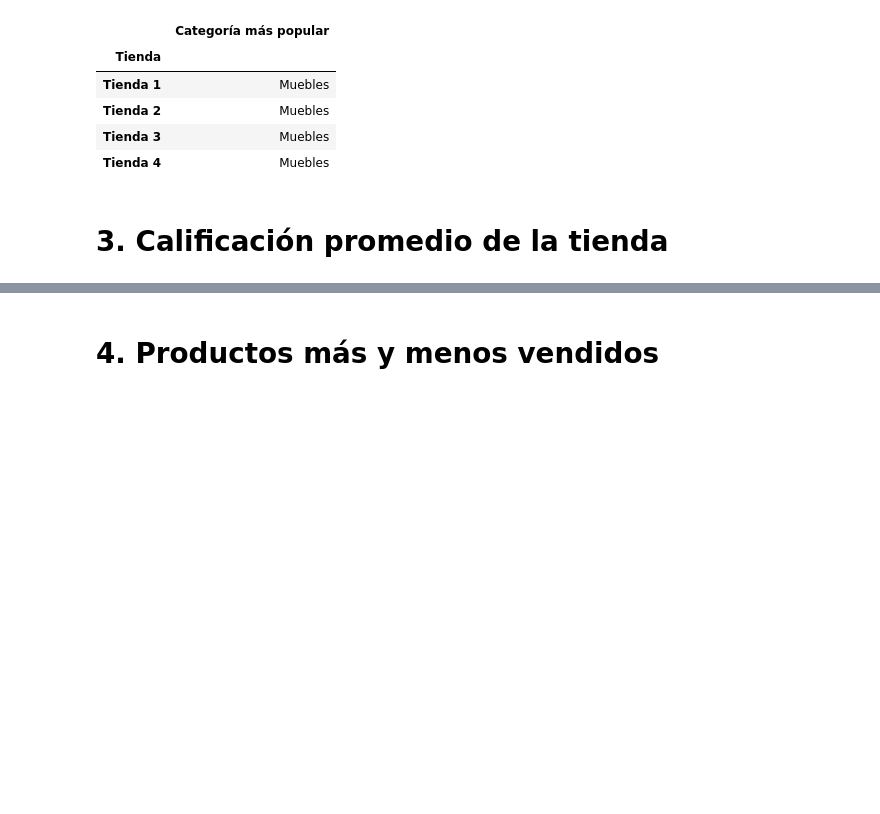
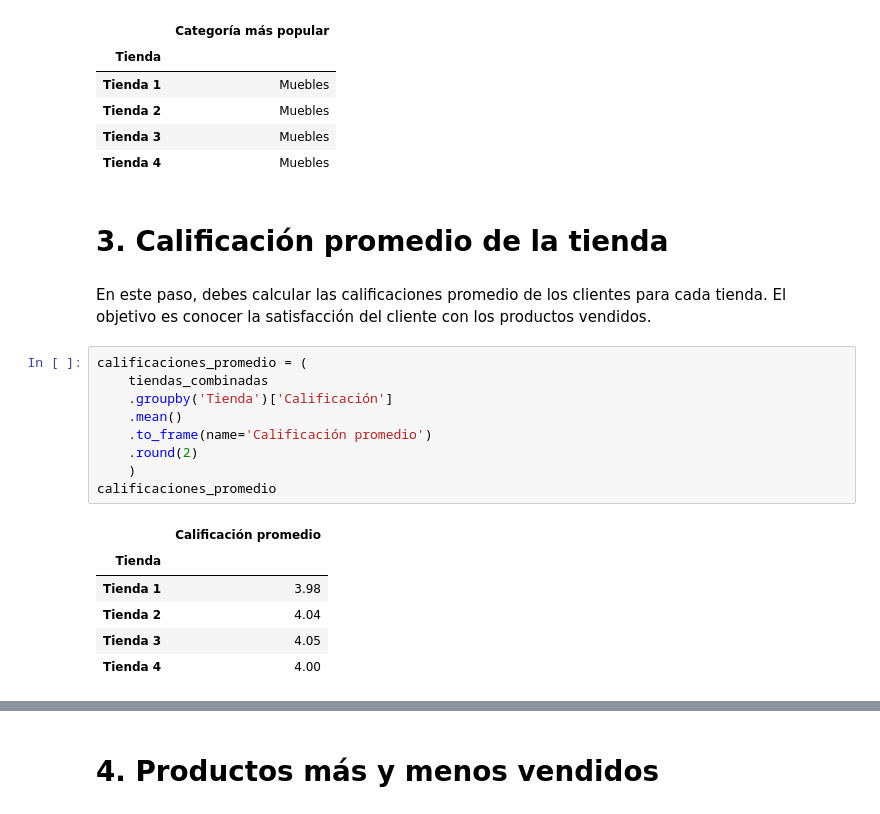
Before and after one commit to Arcturus26/Challenge-Alura-Store, a Jupyter notebook: AluraStoreLatam.ipynb, the cells around one changed output, grey strips where cells are left out. Cells and saved outputs as stored; diff of their text form; blank space fills up the shorter version.

```diff
--- a/AluraStoreLatam.ipynb
+++ b/AluraStoreLatam.ipynb
@@ -104,3 +104,21 @@ categorias_mas_populares
 | Tienda 4 | Muebles |
 # %% [markdown]
 # 3. Calificación promedio de la tienda
+# %% [markdown]
+En este paso, debes calcular las calificaciones promedio de los clientes para cada tienda. El objetivo es conocer la satisfacción del cliente con los productos vendidos.
+# %%
+calificaciones_promedio = (
+    tiendas_combinadas
+    .groupby('Tienda')['Calificación']
+    .mean()
+    .to_frame(name='Calificación promedio')
+    .round(2)
+    )
+calificaciones_promedio
+# %% [output]
+|  | Calificación promedio |
+| Tienda |  |
+| Tienda 1 | 3.98 |
+| Tienda 2 | 4.04 |
+| Tienda 3 | 4.05 |
+| Tienda 4 | 4.00 |
```
Also changed, not shown: parts of 1 cell of this notebook.
